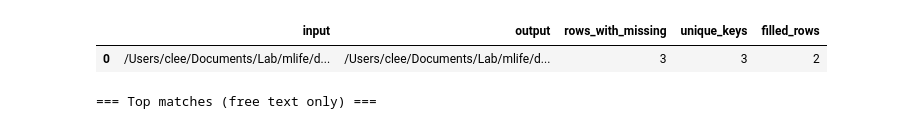
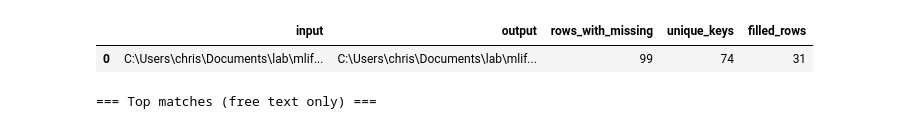
Before and after one commit to chrislee339/mlife, a Jupyter notebook: code/get_nutrition.ipynb, the cells around one changed output. Cells and saved outputs as stored; diff of their text form; code cells hidden in the pictures.

```diff
--- a/code/get_nutrition.ipynb
+++ b/code/get_nutrition.ipynb
@@ -6,8 +6,11 @@ from tqdm.autonotebook import tqdm
 # %%
 USER_AGENT = "mlife_diet_nutrition/1.0 (lee55@email.sc.edu)"
 
-IN_CSV  = "/Users/clee/Documents/Lab/mlife/data/tmp/test.csv"
-OUT_CSV = "/Users/clee/Documents/Lab/mlife/data/tmp/output_filled.csv"
+# IN_CSV  = "/Users/clee/Documents/Lab/mlife/data/tmp/test.csv"
+# OUT_CSV = "/Users/clee/Documents/Lab/mlife/data/tmp/output_filled.csv"
+
+IN_CSV = r"C:\Users\chris\Documents\lab\mlife\data\tmp\missing_diet_log_fitbit.csv"
+OUT_CSV = r"C:\Users\chris\Documents\lab\mlife\data\tmp\missing_diet_log_fitbit_filled.csv"
 
 SEARCH_MAX_PER_MIN  = 8
 
@@ -213,34 +216,34 @@ for i in tqdm(df[need_mask].index, desc="OFF lookups"):
     else:
         info = best_from_off_brand_name(brand, name)
         cache[key] = info
 
     if not info:
         continue
 
     if df.at[i,"Calories"] == "-": df.at[i,"Calories"] = info["Calories_fill"]
     if df.at[i,"Carbs"]    == "-": df.at[i,"Carbs"]    = info["Carbs_fill"]
     if df.at[i,"Fat"]      == "-": df.at[i,"Fat"]      = info["Fat_fill"]
     if df.at[i,"Fiber"]    == "-": df.at[i,"Fiber"]    = info["Fiber_fill"]
     if df.at[i,"Protein"]  == "-": df.at[i,"Protein"]  = info["Protein_fill"]
     if df.at[i,"Sodium"]   == "-": df.at[i,"Sodium"]   = info["Sodium_fill"]
 
     # audit columns
     df.at[i,"serving_size_fill"] = info.get("serving_size_fill")
     df.at[i,"per_fill"]          = info.get("per_fill")
     df.at[i,"OFF_code"]          = info.get("OFF_code")
     df.at[i,"OFF_name"]          = info.get("OFF_name")
     df.at[i,"OFF_brands"]        = info.get("OFF_brands")
 
 df.to_csv(OUT_CSV, index=False)
 pd.DataFrame([{
     "input": IN_CSV, "output": OUT_CSV,
     "rows_with_missing": int(need_mask.sum()),
     "unique_keys": len(cache),
     "filled_rows": int(((df[["Calories","Carbs","Fat","Fiber","Protein","Sodium"]]!="-").all(axis=1) & need_mask).sum())
 }])
 # %% [output]
 |  | input | output | rows_with_missing | unique_keys | filled_rows |
-| 0 | /Users/clee/Documents/Lab/mlife/d... | /Users/clee/Documents/Lab/mlife/d... | 3 | 3 | 2 |
+| 0 | C:\Users\chris\Documents\lab\mlif... | C:\Users\chris\Documents\lab\mlif... | 99 | 74 | 31 |
 # %%
 USER_AGENT = "mlife_diet_nutrition/1.0 (lee55@email.sc.edu)"
 def _norm(s):
```
Also changed, not shown: 4 other files.
